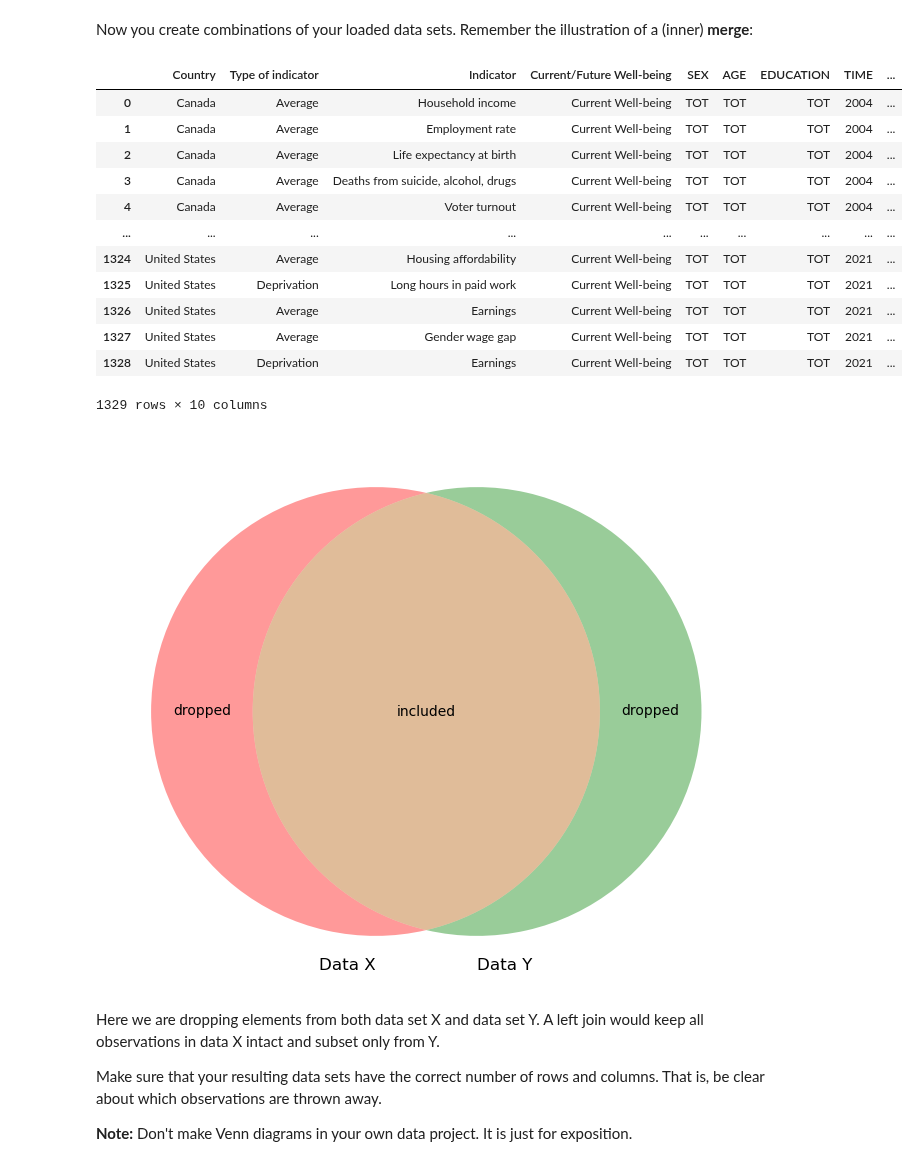
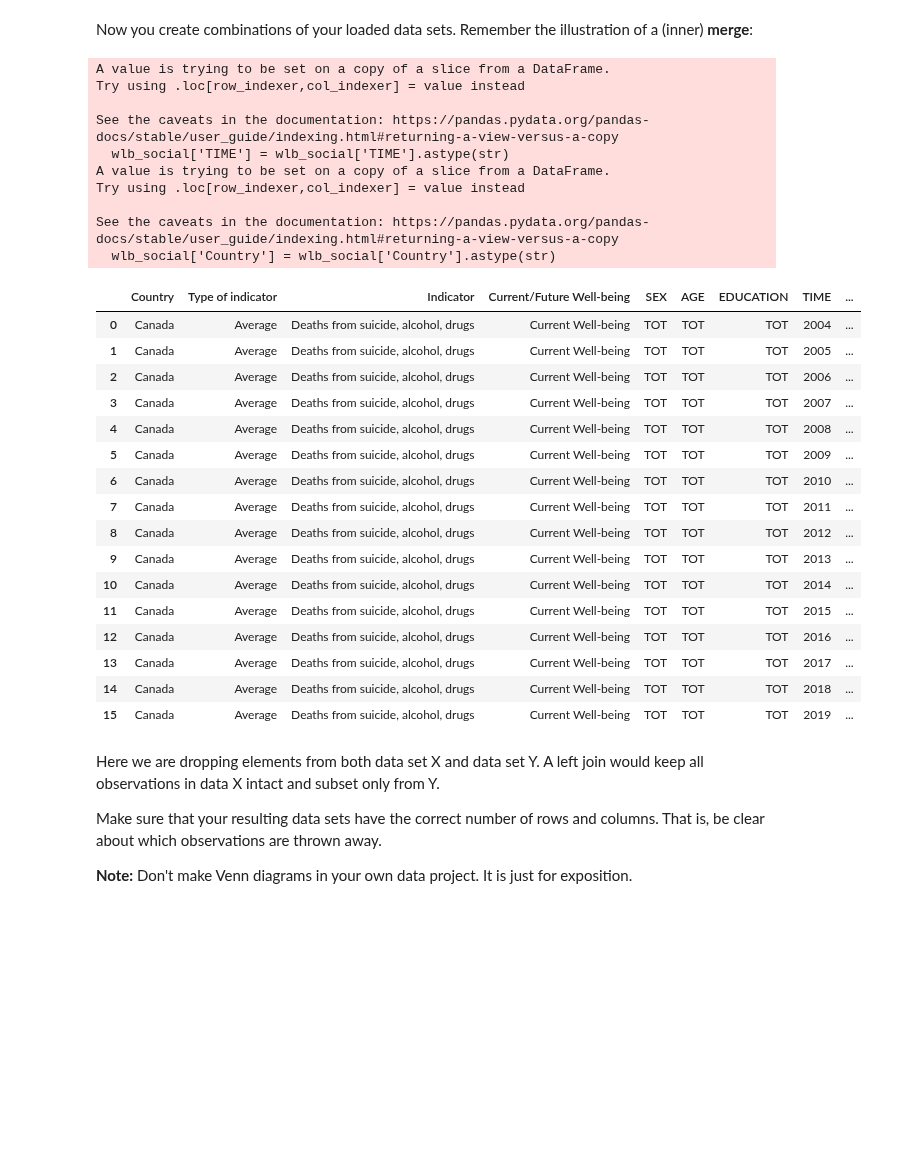
Before and after one commit to NumEconCopenhagen/projects-2023-newteam, a Jupyter notebook: dataproject/dataproject.ipynb, the cells around one changed output. Drawn from its saved outputs; the diff is of its cells as text; code cells hidden in the pictures; blank space fills up the shorter version.

Commit message:
merge canda data

```diff
--- a/dataproject/dataproject.ipynb
+++ b/dataproject/dataproject.ipynb
@@ -171,37 +171,42 @@ Explain what you see when moving elements of the interactive plot around.
 Now you create combinations of your loaded data sets. Remember the illustration of a (inner) **merge**:
 # %%
 #convert a non-existent column to string data type
-wlb['TIME'] = wlb['TIME'].astype(str)
+wlb_social['TIME'] = wlb_social['TIME'].astype(str)
 wb_gdp['TIME'] = wb_gdp['TIME'].astype(str)
-wlb['Country'] = wlb['Country'].astype(str)
+wlb_social['Country'] = wlb_social['Country'].astype(str)
 wb_gdp['Country'] = wb_gdp['Country'].astype(str)
 
 #inner merge
-inner = pd.merge(wlb,wb_gdp,how='inner',on=['Country','TIME'])
+inner = pd.merge(wlb_social,wb_gdp,how='inner',on=['Country','TIME'])
 inner
 # %% [output]
+A value is trying to be set on a copy of a slice from a DataFrame.
+Try using .loc[row_indexer,col_indexer] = value instead
+
+See the caveats in the documentation: https://pandas.pydata.org/pandas-docs/stable/user_guide/indexing.html#returning-a-view-versus-a-copy
+  wlb_social['TIME'] = wlb_social['TIME'].astype(str)
+A value is trying to be set on a copy of a slice from a DataFrame.
+Try using .loc[row_indexer,col_indexer] = value instead
+
+See the caveats in the documentation: https://pandas.pydata.org/pandas-docs/stable/user_guide/indexing.html#returning-a-view-versus-a-copy
+  wlb_social['Country'] = wlb_social['Country'].astype(str)
 |  | Country | Type of indicator | Indicator | Current/Future Well-being | SEX | AGE | EDUCATION | TIME | ... |
-| 0 | Canada | Average | Household income | Current Well-being | TOT | TOT | TOT | 2004 | ... |
-| 1 | Canada | Average | Employment rate | Current Well-being | TOT | TOT | TOT | 2004 | ... |
-| 2 | Canada | Average | Life expectancy at birth | Current Well-being | TOT | TOT | TOT | 2004 | ... |
-| 3 | Canada | Average | Deaths from suicide, alcohol, drugs | Current Well-being | TOT | TOT | TOT | 2004 | ... |
-| 4 | Canada | Average | Voter turnout | Current Well-being | TOT | TOT | TOT | 2004 | ... |
-| ... | ... | ... | ... | ... | ... | ... | ... | ... | ... |
-| 1324 | United States | Average | Housing affordability | Current Well-being | TOT | TOT | TOT | 2021 | ... |
-| 1325 | United States | Deprivation | Long hours in paid work | Current Well-being | TOT | TOT | TOT | 2021 | ... |
-| 1326 | United States | Average | Earnings | Current Well-being | TOT | TOT | TOT | 2021 | ... |
-| 1327 | United States | Average | Gender wage gap | Current Well-being | TOT | TOT | TOT | 2021 | ... |
-| 1328 | United States | Deprivation | Earnings | Current Well-being | TOT | TOT | TOT | 2021 | ... |
+| 0 | Canada | Average | Deaths from suicide, alcohol, drugs | Current Well-being | TOT | TOT | TOT | 2004 | ... |
+| 1 | Canada | Average | Deaths from suicide, alcohol, drugs | Current Well-being | TOT | TOT | TOT | 2005 | ... |
+| 2 | Canada | Average | Deaths from suicide, alcohol, drugs | Current Well-being | TOT | TOT | TOT | 2006 | ... |
+| 3 | Canada | Average | Deaths from suicide, alcohol, drugs | Current Well-being | TOT | TOT | TOT | 2007 | ... |
+| 4 | Canada | Average | Deaths from suicide, alcohol, drugs | Current Well-being | TOT | TOT | TOT | 2008 | ... |
+| 5 | Canada | Average | Deaths from suicide, alcohol, drugs | Current Well-being | TOT | TOT | TOT | 2009 | ... |
+| 6 | Canada | Average | Deaths from suicide, alcohol, drugs | Current Well-being | TOT | TOT | TOT | 2010 | ... |
+| 7 | Canada | Average | Deaths from suicide, alcohol, drugs | Current Well-being | TOT | TOT | TOT | 2011 | ... |
+| 8 | Canada | Average | Deaths from suicide, alcohol, drugs | Current Well-being | TOT | TOT | TOT | 2012 | ... |
+| 9 | Canada | Average | Deaths from suicide, alcohol, drugs | Current Well-being | TOT | TOT | TOT | 2013 | ... |
+| 10 | Canada | Average | Deaths from suicide, alcohol, drugs | Current Well-being | TOT | TOT | TOT | 2014 | ... |
+| 11 | Canada | Average | Deaths from suicide, alcohol, drugs | Current Well-being | TOT | TOT | TOT | 2015 | ... |
+| 12 | Canada | Average | Deaths from suicide, alcohol, drugs | Current Well-being | TOT | TOT | TOT | 2016 | ... |
+| 13 | Canada | Average | Deaths from suicide, alcohol, drugs | Current Well-being | TOT | TOT | TOT | 2017 | ... |
+| 14 | Canada | Average | Deaths from suicide, alcohol, drugs | Current Well-being | TOT | TOT | TOT | 2018 | ... |
+| 15 | Canada | Average | Deaths from suicide, alcohol, drugs | Current Well-being | TOT | TOT | TOT | 2019 | ... |
-1329 rows × 10 columns
-# %%
-plt.figure(figsize=(15,7))
-v = venn2(subsets = (4, 4, 10), set_labels = ('Data X', 'Data Y'))
-v.get_label_by_id('100').set_text('dropped')
-v.get_label_by_id('010').set_text('dropped' )
-v.get_label_by_id('110').set_text('included')
-plt.show()
-# %% [output]
-[figure, removed]
 # %% [markdown]
 Here we are dropping elements from both data set X and data set Y. A left join would keep all observations in data X intact and subset only from Y.
 
```
